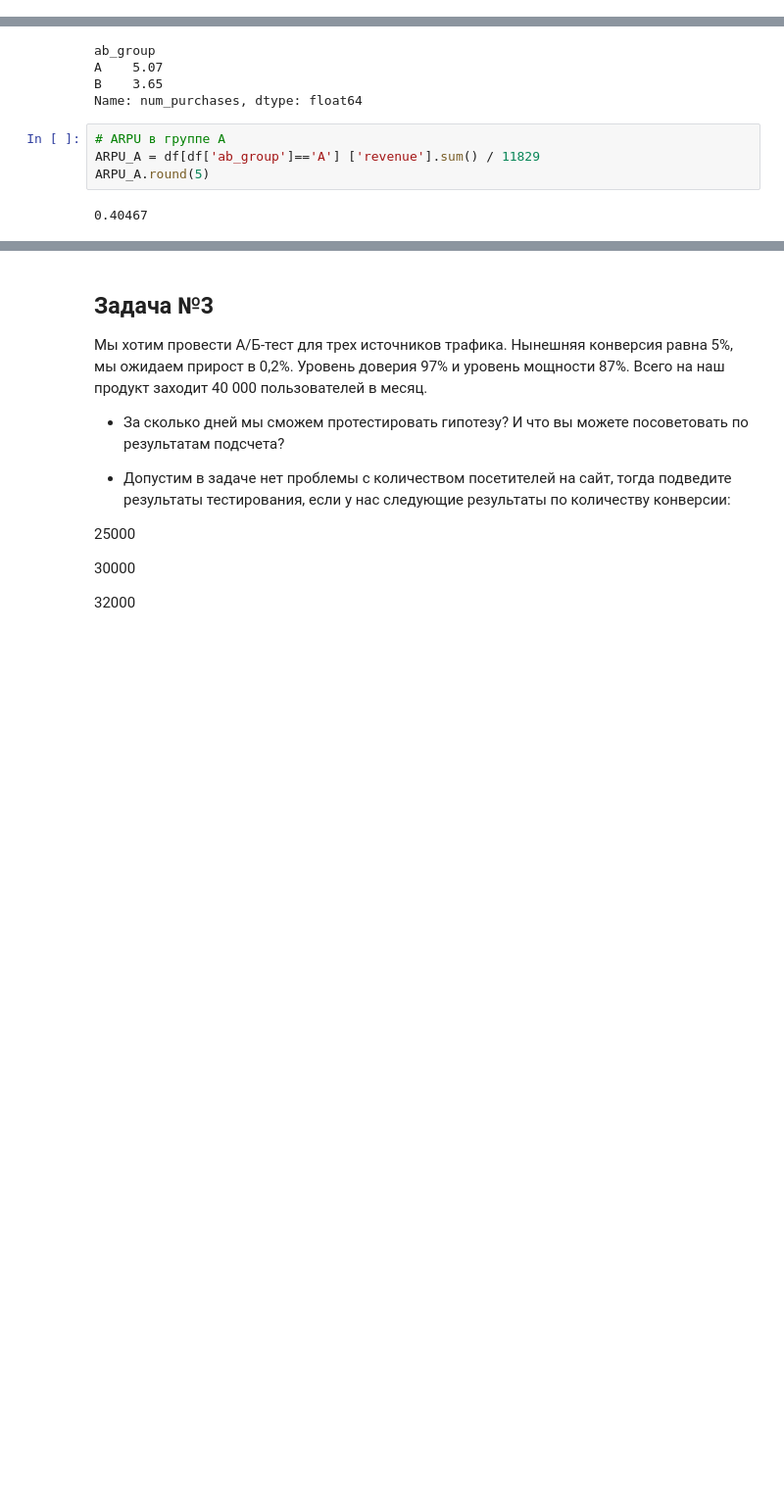
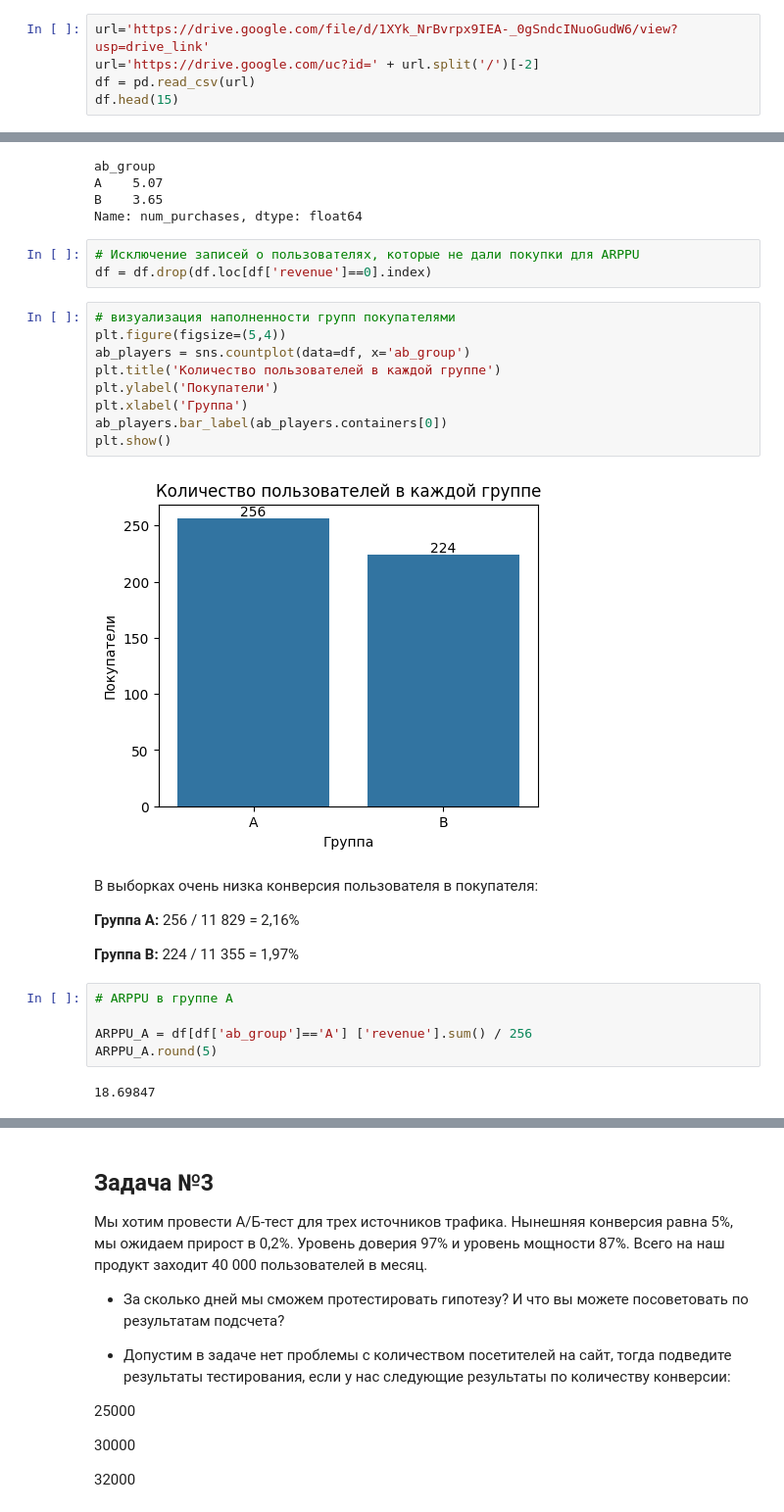
Before and after one commit to olegtyulyaev/--2, a Jupyter notebook: Attestation_2_semestr.ipynb, the cells around one changed output, grey strips where cells are left out. Shown at 98% size. Cells and saved outputs as stored; diff of their text form; blank space fills up the shorter version.

```diff
--- a/Attestation_2_semestr.ipynb
+++ b/Attestation_2_semestr.ipynb
@@ -63,0 +44,5 @@ df.head(15)
+# %%
+url='https://drive.google.com/file/d/1XYk_NrBvrpx9IEA-_0gSndcINuoGudW6/view?usp=drive_link'
+url='https://drive.google.com/uc?id=' + url.split('/')[-2]
+df = pd.read_csv(url)
+df.head(15)
@@ -191,11 +193,32 @@ ab_group
 A    5.07
 B    3.65
 Name: num_purchases, dtype: float64
+# %%
+# Исключение записей о пользователях, которые не дали покупки для ARPPU
+df = df.drop(df.loc[df['revenue']==0].index)
+# %%
+# визуализация наполненности групп покупателями
+plt.figure(figsize=(5,4))
+ab_players = sns.countplot(data=df, x='ab_group')
+plt.title('Количество пользователей в каждой группе')
+plt.ylabel('Покупатели')
+plt.xlabel('Группа')
+ab_players.bar_label(ab_players.containers[0])
+plt.show()
+# %% [output]
+[figure, added]
+# %% [markdown]
+В выборках очень низка конверсия пользователя в покупателя:
+
+**Группа А:**  256 / 11 829 = 2,16%
+
+**Группа В:**  224 / 11 355 = 1,97%
 # %%
-# ARPU в группе А
-ARPU_A = df[df['ab_group']=='A'] ['revenue'].sum() / 11829
-ARPU_A.round(5)
+# ARPPU в группе А
+
+ARPPU_A = df[df['ab_group']=='A'] ['revenue'].sum() / 256
+ARPPU_A.round(5)
 # %% [output]
-0.40467
+18.69847
 # %%
 # ARPU в группе В
```
Also changed, not shown: parts of 4 cells of this notebook.
